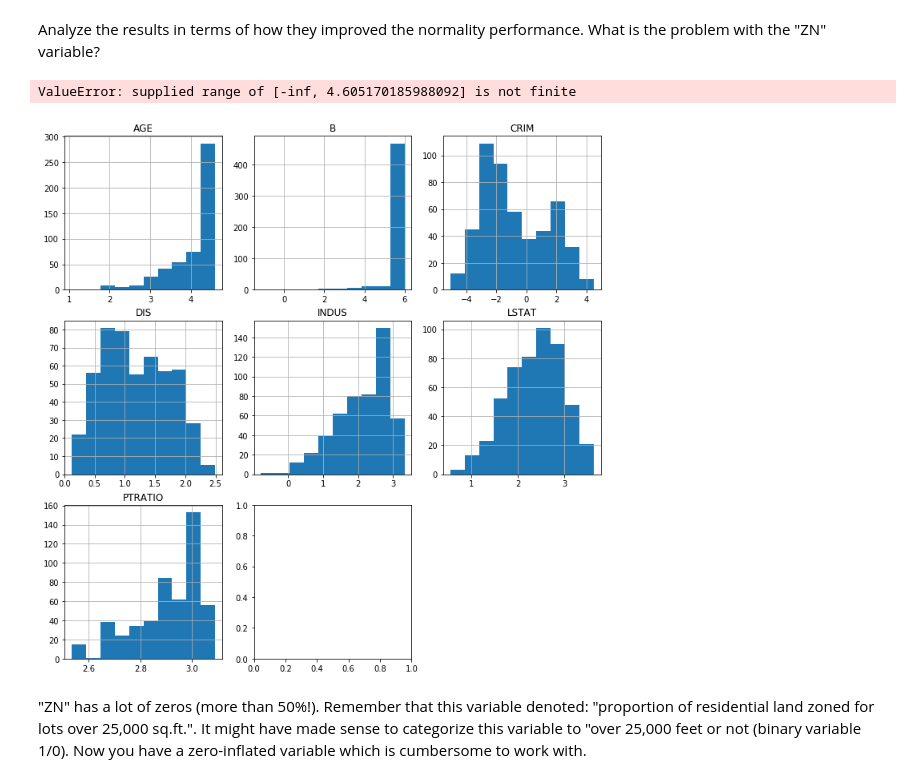
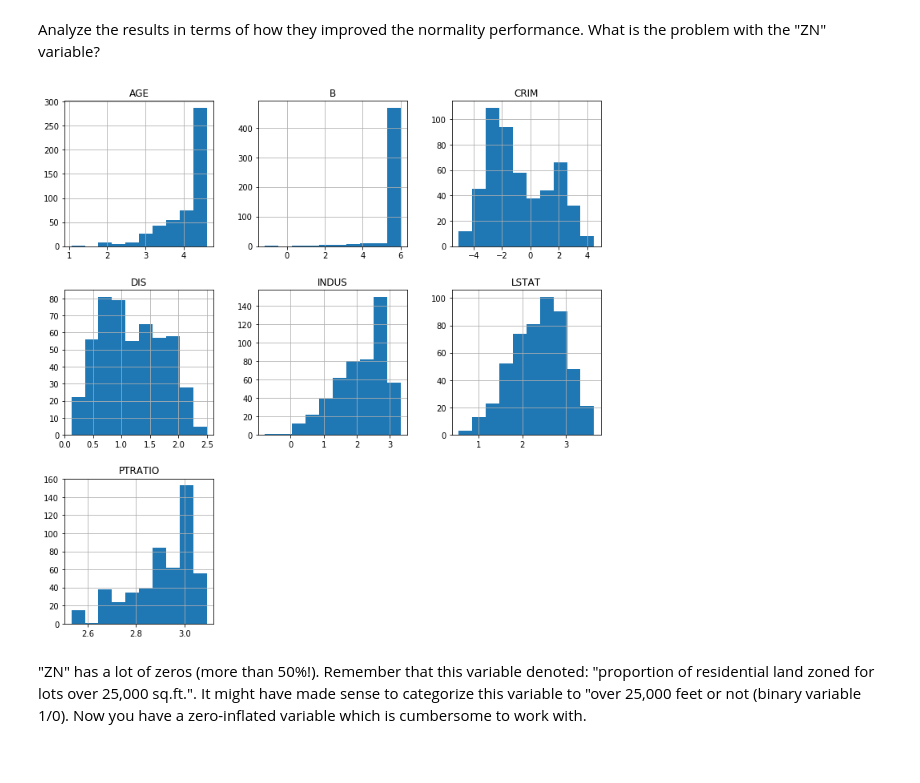
Before and after one commit to vanacorec/dsc-feature-scaling-and-normalization---lab-nyc-ds-career-012819, a Jupyter notebook: index.ipynb, the cells around one changed output. Drawn from its saved outputs; the diff is of its cells as text; code cells hidden in the pictures.

```diff
--- a/index.ipynb
+++ b/index.ipynb
@@ -89,18 +89,17 @@ Analyze the results in terms of how they improved the normality performance. Wha
 # %%
 import numpy as np
 data_log= pd.DataFrame([])
 data_log["AGE"] = np.log(boston_continuous_features["AGE"])
 data_log["B"] = np.log(boston_continuous_features["B"])
 data_log["CRIM"] = np.log(boston_continuous_features["CRIM"])
 data_log["DIS"] = np.log(boston_continuous_features["DIS"])
 data_log["INDUS"] = np.log(boston_continuous_features["INDUS"])
 data_log["LSTAT"] = np.log(boston_continuous_features["LSTAT"])
 data_log["PTRATIO"] = np.log(boston_continuous_features["PTRATIO"])
-data_log["ZN"] = np.log(boston_continuous_features["ZN"])
+#data_log["ZN"] = np.log(boston_continuous_features["ZN"])
 data_log.hist(figsize  = [12, 12]);
 # %% [output]
-ValueError: supplied range of [-inf, 4.605170185988092] is not finite
-[figure, old version]
+[figure, new version]
 # %% [markdown]
 "ZN" has a lot of zeros (more than 50%!). Remember that this variable denoted: "proportion of residential land zoned for lots over 25,000 sq.ft.". It might have made sense to categorize this variable to "over 25,000 feet or not (binary variable 1/0). Now you have a zero-inflated variable which is cumbersome to work with.
 # %% [markdown]
```
